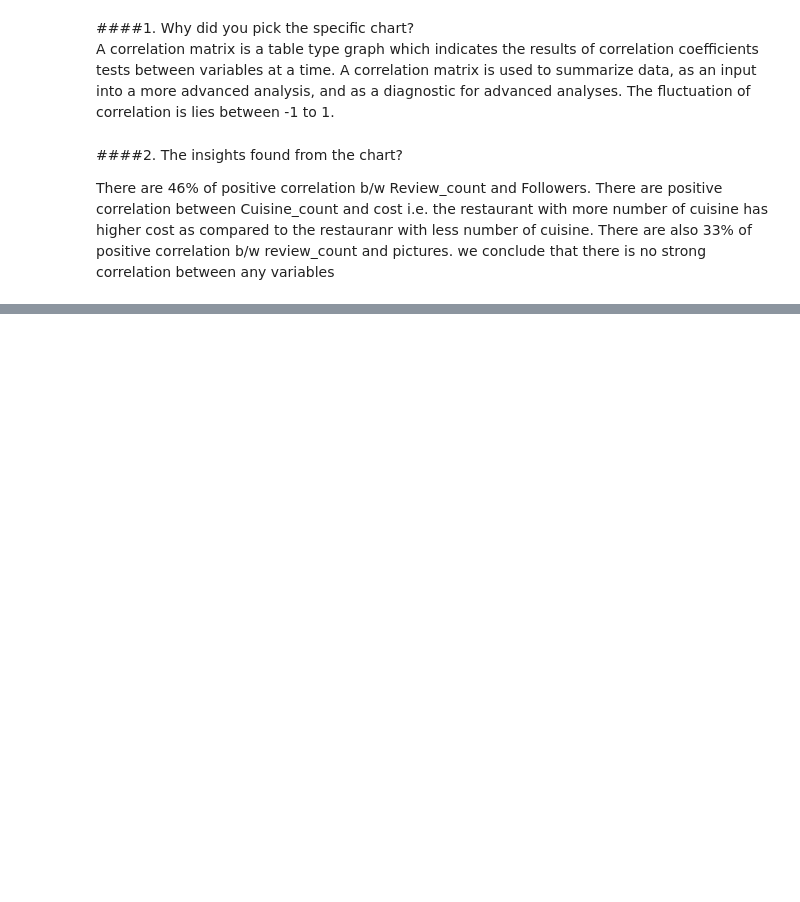
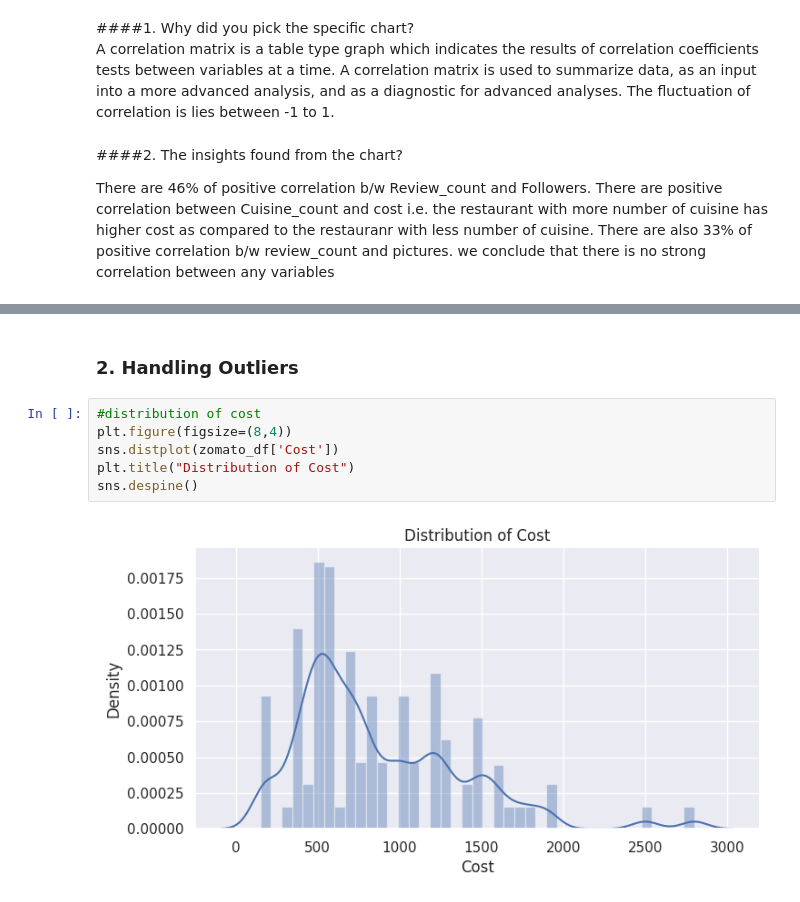
Before and after one commit to ErSangram/capstone_03_Zomato_Restaurant_Clustering_And_Analysis, a Jupyter notebook: Zomato_Restaurant_Clustering_And_Sentiment_Analysis.ipynb, the cells around one changed output, grey strips where cells are left out. Drawn from its saved outputs; the diff is of its cells as text; blank space fills up the shorter version.

```diff
--- a/Zomato_Restaurant_Clustering_And_Sentiment_Analysis.ipynb
+++ b/Zomato_Restaurant_Clustering_And_Sentiment_Analysis.ipynb
@@ -681,0 +804,10 @@ we conclude that there is no strong correlation between any variables
+# %% [markdown]
+### 2. Handling Outliers
+# %%
+#distribution of cost
+plt.figure(figsize=(8,4))
+sns.distplot(zomato_df['Cost'])
+plt.title("Distribution of Cost")
+sns.despine()
+# %% [output]
+[figure, added]
```
Also changed, not shown: parts of 71 cells of this notebook.
